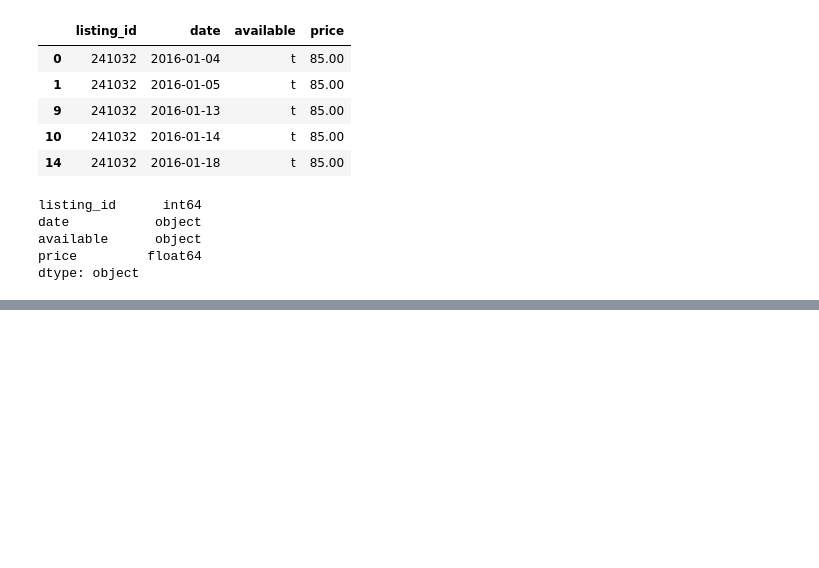
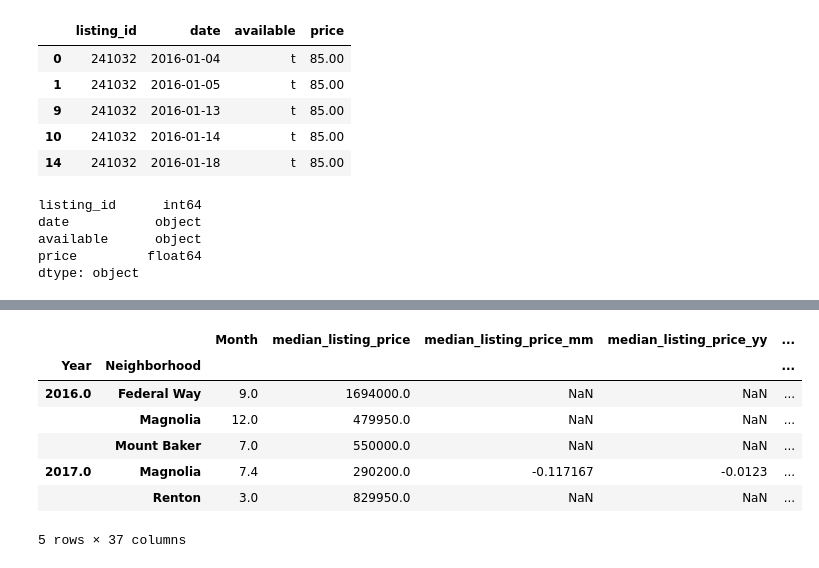
Before and after one commit to NehaJantre/1-Rental-Income-Home-Evaluator-Application, a Jupyter notebook: main.ipynb, the cells around one changed output, grey strips where cells are left out. Drawn from its saved outputs; the diff is of its cells as text; code cells hidden in the pictures; blank space fills up the shorter version.

```diff
--- a/main.ipynb
+++ b/main.ipynb
@@ -251,0 +303,13 @@ dtype: object
+# %%
+prices_by_year_by_neighborhood = data2_df.groupby(['Year', 'Neighborhood']).mean()
+
+prices_by_year_by_neighborhood.head()
+# %% [output]
+|  |  | Month | median_listing_price | median_listing_price_mm | median_listing_price_yy | ... |
+| Year | Neighborhood |  |  |  |  | ... |
+| 2016.0 | Federal Way | 9.0 | 1694000.0 | NaN | NaN | ... |
+|  | Magnolia | 12.0 | 479950.0 | NaN | NaN | ... |
+|  | Mount Baker | 7.0 | 550000.0 | NaN | NaN | ... |
+| 2017.0 | Magnolia | 7.4 | 290200.0 | -0.117167 | -0.0123 | ... |
+|  | Renton | 3.0 | 829950.0 | NaN | NaN | ... |
+5 rows × 37 columns
```
Also changed, not shown: parts of 5 cells of this notebook.
